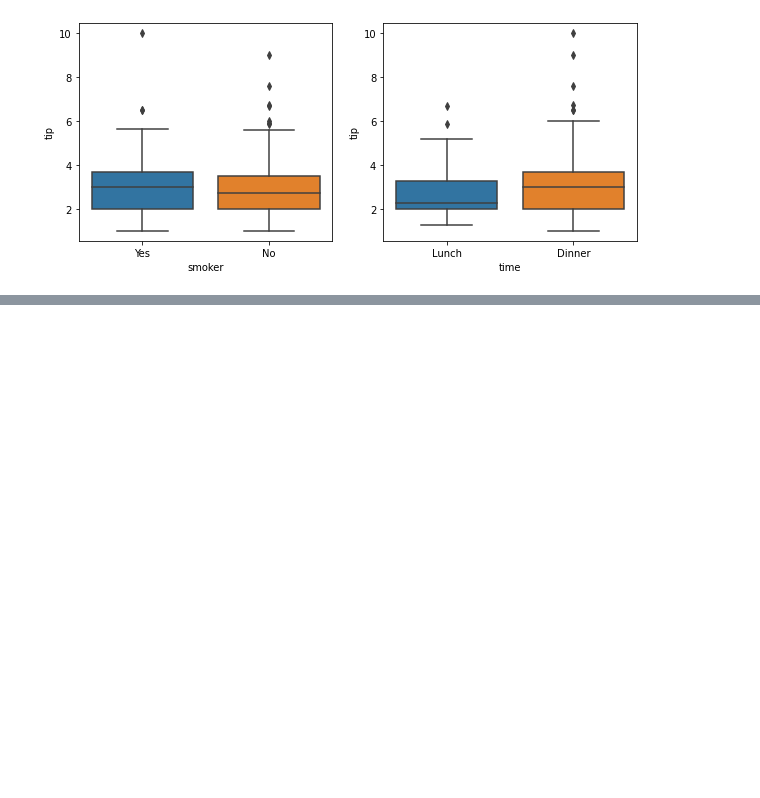
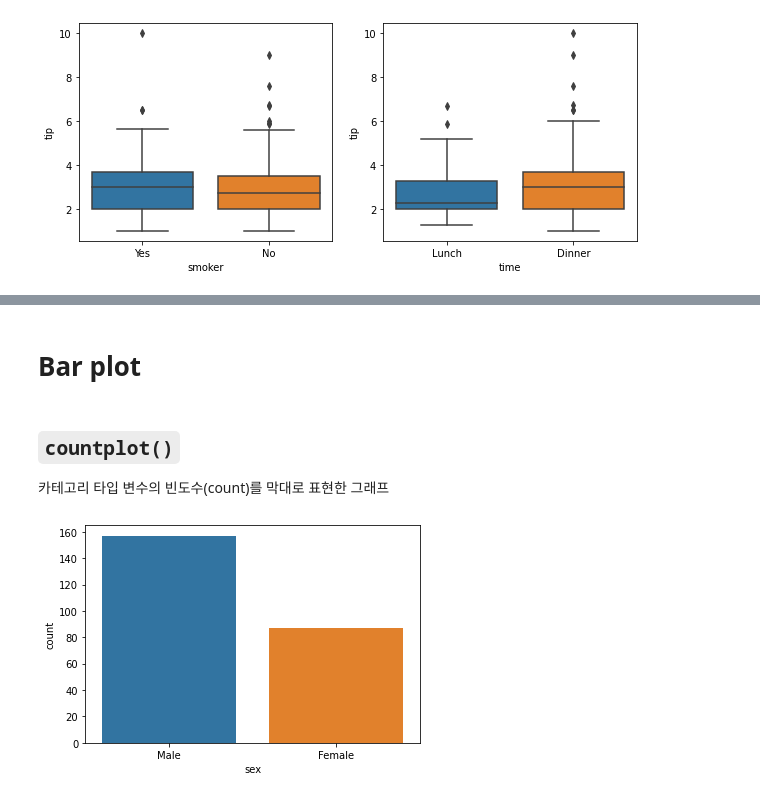
Before and after one commit to esn73/lab_python, a Jupyter notebook: py22_seaborn.ipynb, the cells around one changed output, grey strips where cells are left out. Drawn from its saved outputs; the diff is of its cells as text; code cells hidden in the pictures; blank space fills up the shorter version.

```diff
--- a/py22_seaborn.ipynb
+++ b/py22_seaborn.ipynb
@@ -90,0 +104,12 @@ plt.show()
+# %% [markdown]
+# Bar plot
+# %% [markdown]
+## `countplot()`
+
+카테고리 타입 변수의 빈도수(count)를 막대로 표현한 그래프
+# %%
+# 남성/여성 수 - 세로 막대 그래프
+sns.countplot(data=tips, x='sex')
+plt.show()
+# %% [output]
+[figure, added]
```
Also changed, not shown: parts of 20 cells of this notebook.
